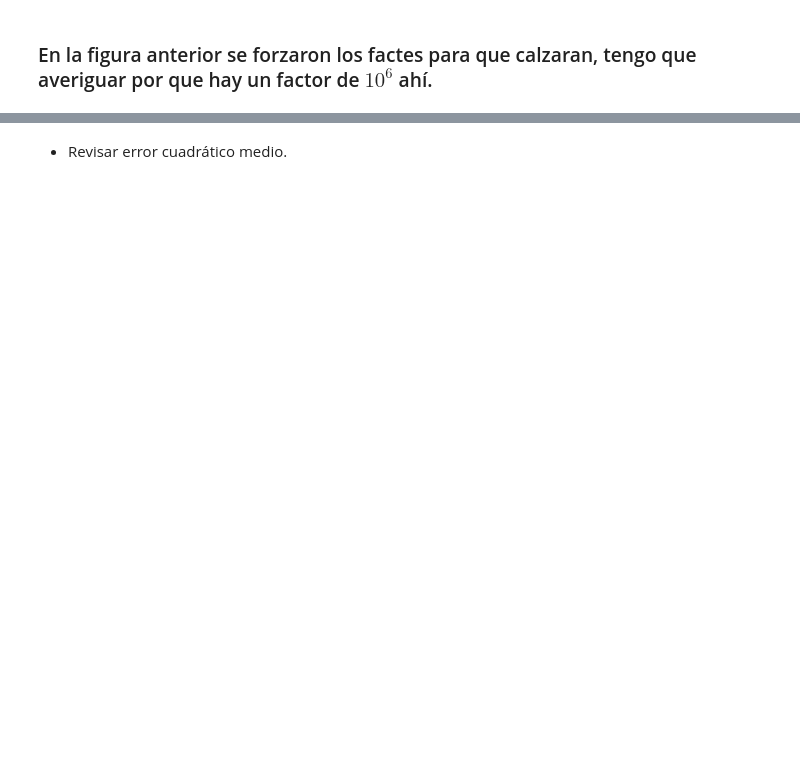
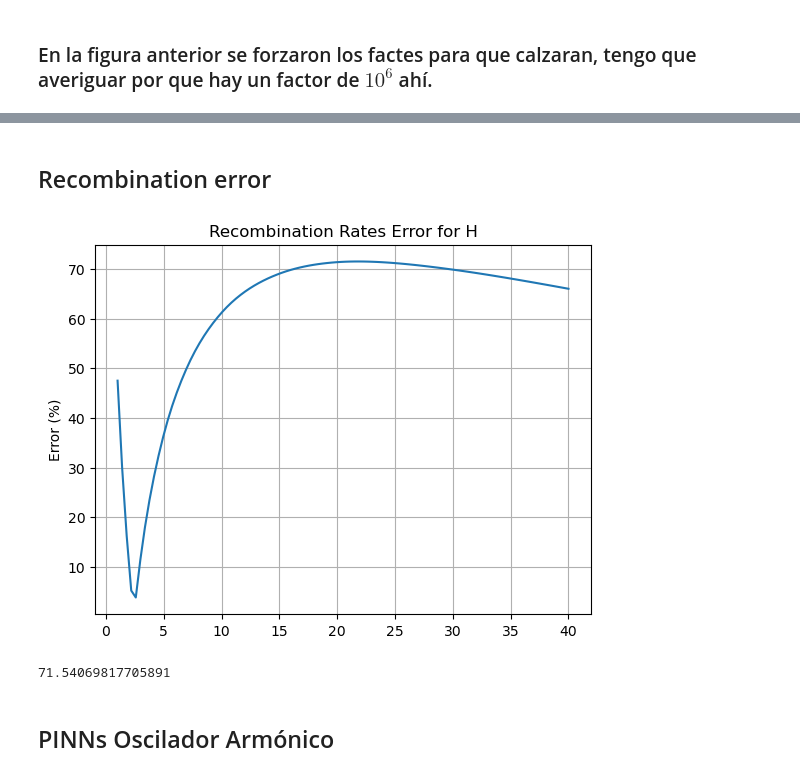
Before and after one commit to Aaron299792/Balance-Global-de-Potencia, a Jupyter notebook: notebook/Proyecto_GPB.ipynb, the cells around one changed output, grey strips where cells are left out. Drawn from its saved outputs; the diff is of its cells as text; code cells hidden in the pictures; blank space fills up the shorter version.

```diff
--- a/notebook/Proyecto_GPB.ipynb
+++ b/notebook/Proyecto_GPB.ipynb
@@ -166,2 +167,16 @@ plt.grid(True)
 # %% [markdown]
-* Revisar error cuadrático medio.
+## Recombination error
+# %%
+error_rec = abs(h_rec_rate - rec_rate)/h_rec_rate * 100
+
+plt.plot(T_array,error_rec)
+plt.grid(True)
+plt.ylabel(r'Error (%)')
+plt.title('Recombination Rates Error for H')
+plt.show();
+max(error_rec)
+# %% [output]
+[figure, added]
+71.54069817705891
+# %% [markdown]
+## PINNs Oscilador Armónico
```
Also changed, not shown: parts of 9 cells of this notebook.
